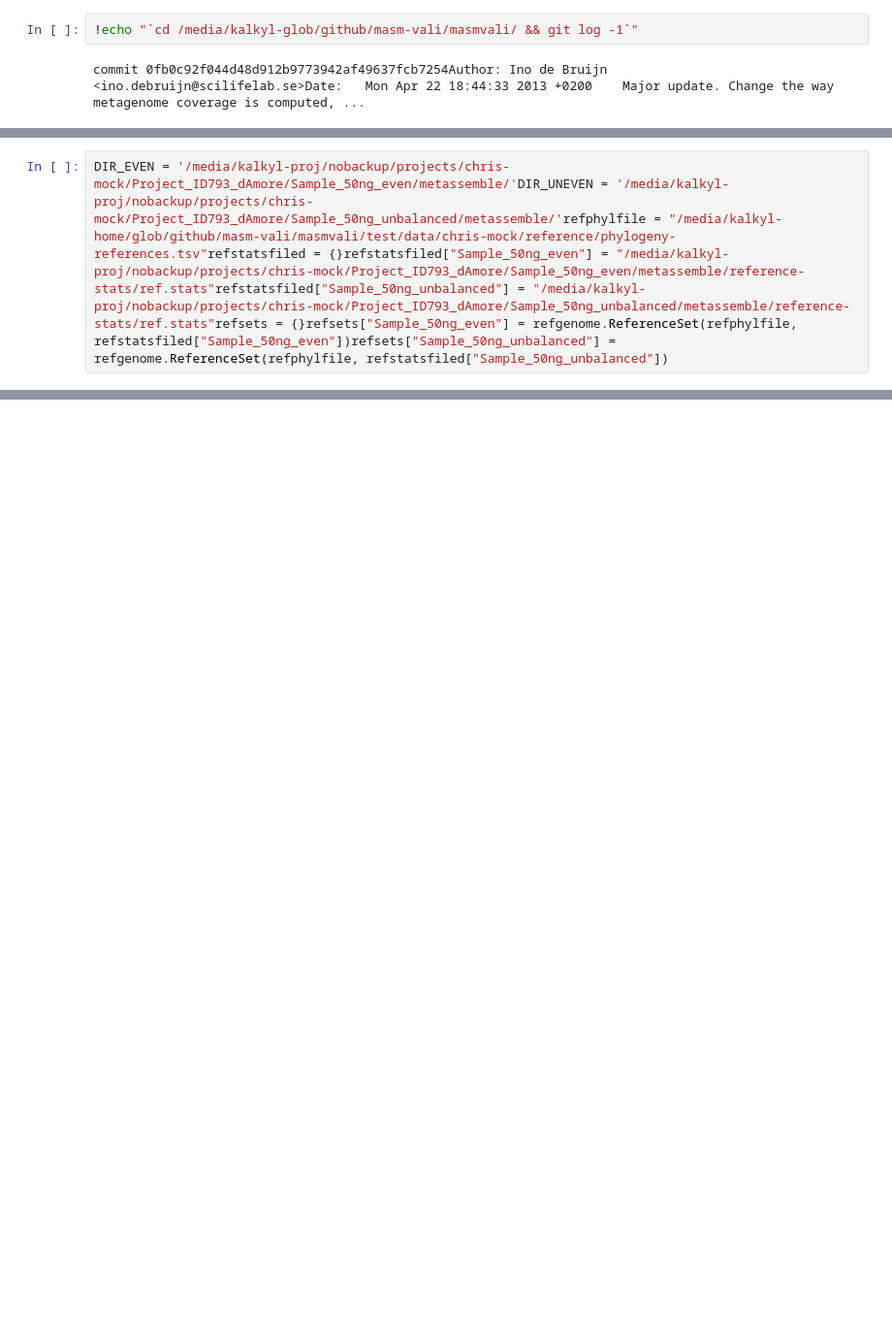
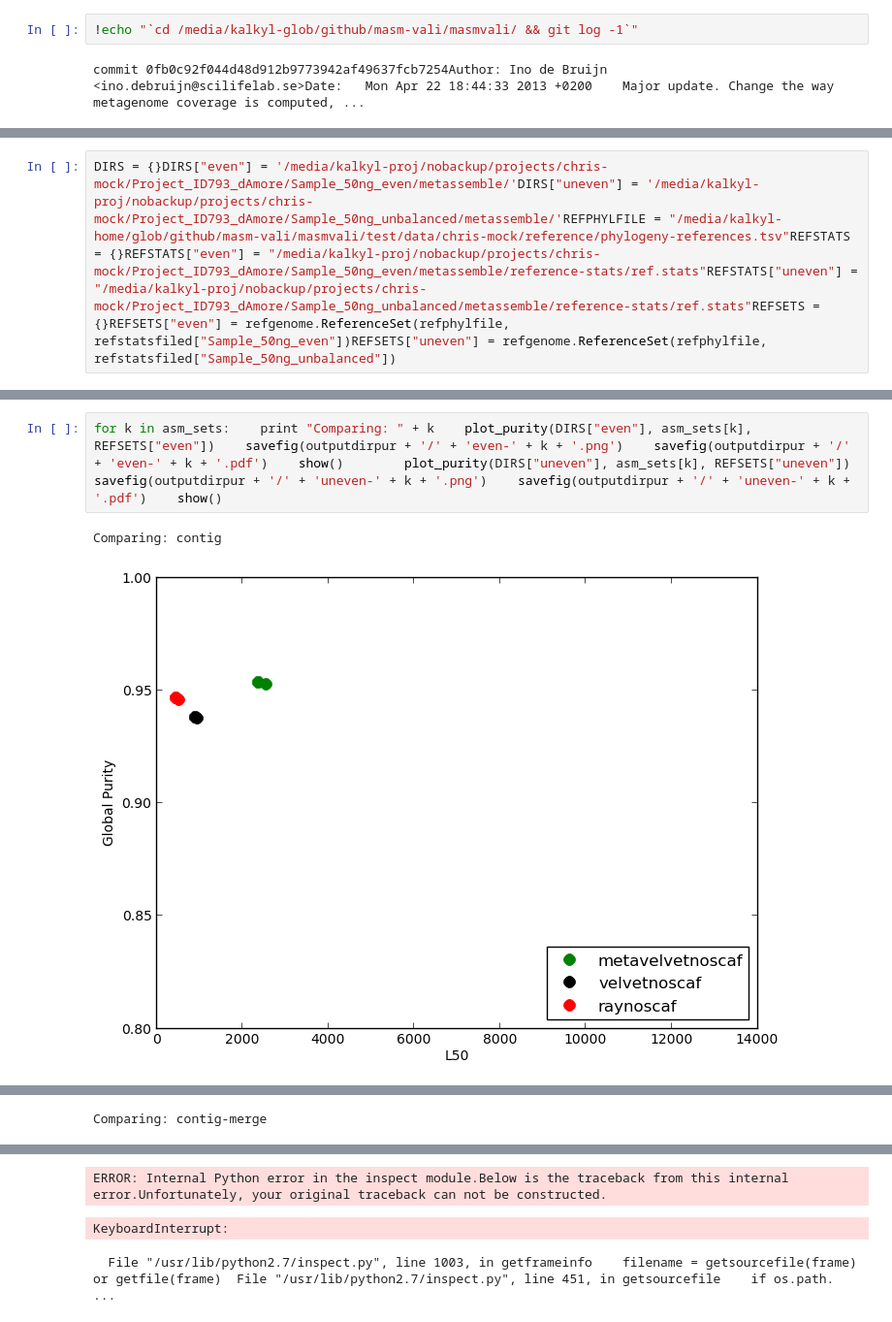
Before and after one commit to inodb/notebooks, a Jupyter notebook: chris-mock-purity-plots.ipynb, the cells around one changed output, grey strips where cells are left out. Shown at 97% size. Cells and saved outputs as stored; diff of their text form; blank space fills up the shorter version.

```diff
--- a/chris-mock-purity-plots.ipynb
+++ b/chris-mock-purity-plots.ipynb
@@ -9,3 +9,3 @@ import sysimport ossys.path.append('/media/kalkyl-glob/github/masm-vali/masmvali
 # %%
-DIR_EVEN = '/media/kalkyl-proj/nobackup/projects/chris-mock/Project_ID793_dAmore/Sample_50ng_even/metassemble/'DIR_UNEVEN = '/media/kalkyl-proj/nobackup/projects/chris-mock/Project_ID793_dAmore/Sample_50ng_unbalanced/metassemble/'refphylfile = "/media/kalkyl-home/glob/github/masm-vali/masmvali/test/data/chris-mock/reference/phylogeny-references.tsv"refstatsfiled = {}refstatsfiled["Sample_50ng_even"] = "/media/kalkyl-proj/nobackup/projects/chris-mock/Project_ID793_dAmore/Sample_50ng_even/metassemble/reference-stats/ref.stats"refstatsfiled["Sample_50ng_unbalanced"] = "/media/kalkyl-proj/nobackup/projects/chris-mock/Project_ID793_dAmore/Sample_50ng_unbalanced/metassemble/reference-stats/ref.stats"refsets = {}refsets["Sample_50ng_even"] = refgenome.ReferenceSet(refphylfile, refstatsfiled["Sample_50ng_even"])refsets["Sample_50ng_unbalanced"] = refgenome.ReferenceSet(refphylfile, refstatsfiled["Sample_50ng_unbalanced"])
+DIRS = {}DIRS["even"] = '/media/kalkyl-proj/nobackup/projects/chris-mock/Project_ID793_dAmore/Sample_50ng_even/metassemble/'DIRS["uneven"] = '/media/kalkyl-proj/nobackup/projects/chris-mock/Project_ID793_dAmore/Sample_50ng_unbalanced/metassemble/'REFPHYLFILE = "/media/kalkyl-home/glob/github/masm-vali/masmvali/test/data/chris-mock/reference/phylogeny-references.tsv"REFSTATS = {}REFSTATS["even"] = "/media/kalkyl-proj/nobackup/projects/chris-mock/Project_ID793_dAmore/Sample_50ng_even/metassemble/reference-stats/ref.stats"REFSTATS["uneven"] = "/media/kalkyl-proj/nobackup/projects/chris-mock/Project_ID793_dAmore/Sample_50ng_unbalanced/metassemble/reference-stats/ref.stats"REFSETS = {}REFSETS["even"] = refgenome.ReferenceSet(refphylfile, refstatsfiled["Sample_50ng_even"])REFSETS["uneven"] = refgenome.ReferenceSet(refphylfile, refstatsfiled["Sample_50ng_unbalanced"])
 # %%
@@ -22,0 +21,5 @@ import reprint re.sub("[a-z]", "", "velvetnoscaf31")print re.search("Xa", "velve
+# %%
+for k in asm_sets:    print "Comparing: " + k    plot_purity(DIRS["even"], asm_sets[k], REFSETS["even"])    savefig(outputdirpur + '/' + 'even-' + k + '.png')    savefig(outputdirpur + '/' + 'even-' + k + '.pdf')    show()        plot_purity(DIRS["uneven"], asm_sets[k], REFSETS["uneven"])    savefig(outputdirpur + '/' + 'uneven-' + k + '.png')    savefig(outputdirpur + '/' + 'uneven-' + k + '.pdf')    show()
+# %% [output]
+Comparing: contig
+[figure, added]
@@ -22,0 +27 @@ import reprint re.sub("[a-z]", "", "velvetnoscaf31")print re.search("Xa", "velve
+Comparing: contig-merge
@@ -22,0 +30,3 @@ import reprint re.sub("[a-z]", "", "velvetnoscaf31")print re.search("Xa", "velve
+ERROR: Internal Python error in the inspect module.Below is the traceback from this internal error.Unfortunately, your original traceback can not be constructed.
+KeyboardInterrupt:
+  File "/usr/lib/python2.7/inspect.py", line 1003, in getframeinfo    filename = getsourcefile(frame) or getfile(frame)  File "/usr/lib/python2.7/inspect.py", line 451, in getsourcefile    if os.path. ...
```
Also changed, not shown: parts of 9 cells of this notebook, 1 other file.
